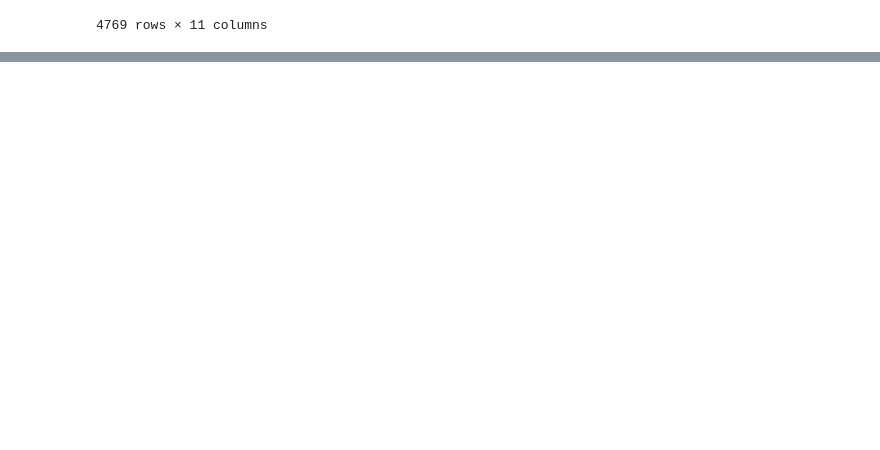
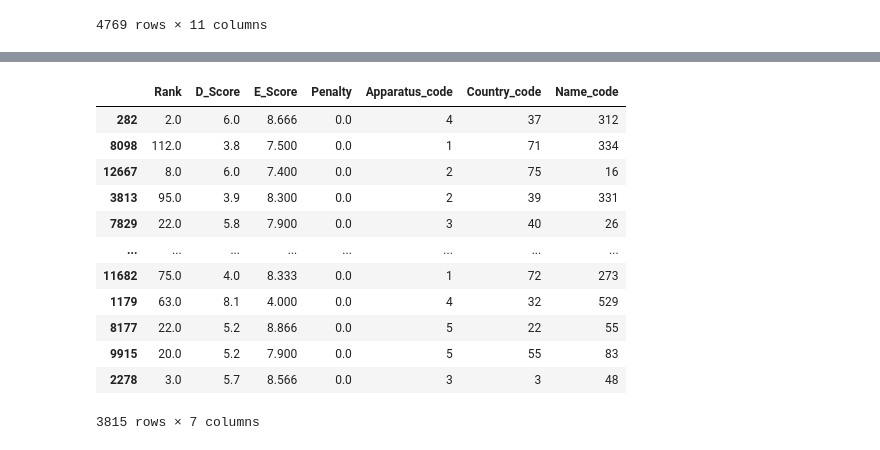
Before and after one commit to RyanJTalbot/MSDS, a Jupyter notebook: Core/Data Mining Foundations/Data Mining Project/Project/competition_gym2023/Cleaning/cleaned22to23men_women.ipynb, the cells around one changed output, grey strips where cells are left out. Saved outputs shown, nothing was run; the diff lists cells and outputs as text; code cells hidden in the pictures; blank space fills up the shorter version.

```diff
--- a/Core/Data Mining Foundations/Data Mining Project/Project/competition_gym2023/Cleaning/cleaned22to23men_women.ipynb
+++ b/Core/Data Mining Foundations/Data Mining Project/Project/competition_gym2023/Cleaning/cleaned22to23men_women.ipynb
@@ -590,0 +621,6 @@ mens
+# %%
+mens["Name_code"] = mens["Name"].astype("category").cat.codes
+# %%
+mens = mens.drop(columns=["Apparatus", "Country", "Name"])
+# %%
+mens = mens.drop(columns=["Competition", "Location", "Round"])
@@ -590,0 +647,21 @@ mens
+# %%
+y = mens['Score']  # Target
+X = mens.drop(columns=["Score"])  # Features
+
+X_train, X_test, y_train, y_test = train_test_split(X, y, test_size=0.2, random_state=42)
+# %%
+X_train
+# %% [output]
+|  | Rank | D_Score | E_Score | Penalty | Apparatus_code | Country_code | Name_code |
+| 282 | 2.0 | 6.0 | 8.666 | 0.0 | 4 | 37 | 312 |
+| 8098 | 112.0 | 3.8 | 7.500 | 0.0 | 1 | 71 | 334 |
+| 12667 | 8.0 | 6.0 | 7.400 | 0.0 | 2 | 75 | 16 |
+| 3813 | 95.0 | 3.9 | 8.300 | 0.0 | 2 | 39 | 331 |
+| 7829 | 22.0 | 5.8 | 7.900 | 0.0 | 3 | 40 | 26 |
+| ... | ... | ... | ... | ... | ... | ... | ... |
+| 11682 | 75.0 | 4.0 | 8.333 | 0.0 | 1 | 72 | 273 |
+| 1179 | 63.0 | 8.1 | 4.000 | 0.0 | 4 | 32 | 529 |
+| 8177 | 22.0 | 5.2 | 8.866 | 0.0 | 5 | 22 | 55 |
+| 9915 | 20.0 | 5.2 | 7.900 | 0.0 | 5 | 55 | 83 |
+| 2278 | 3.0 | 5.7 | 8.566 | 0.0 | 3 | 3 | 48 |
+3815 rows × 7 columns
```
Also changed, not shown: parts of 14 cells of this notebook, 25 other files.
